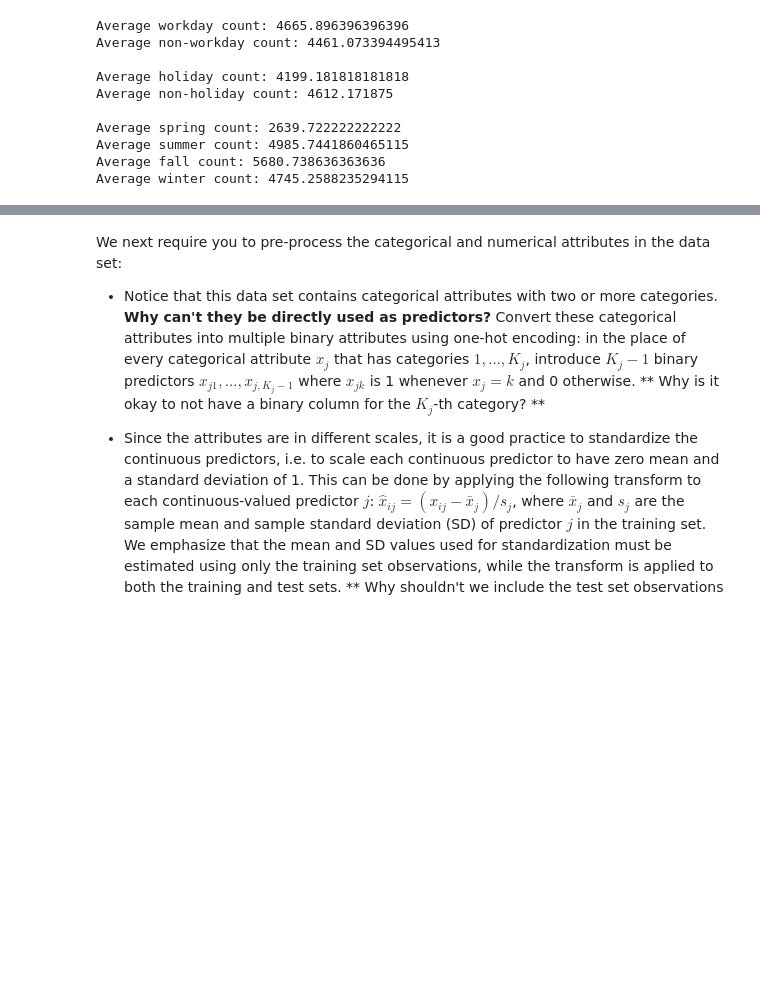
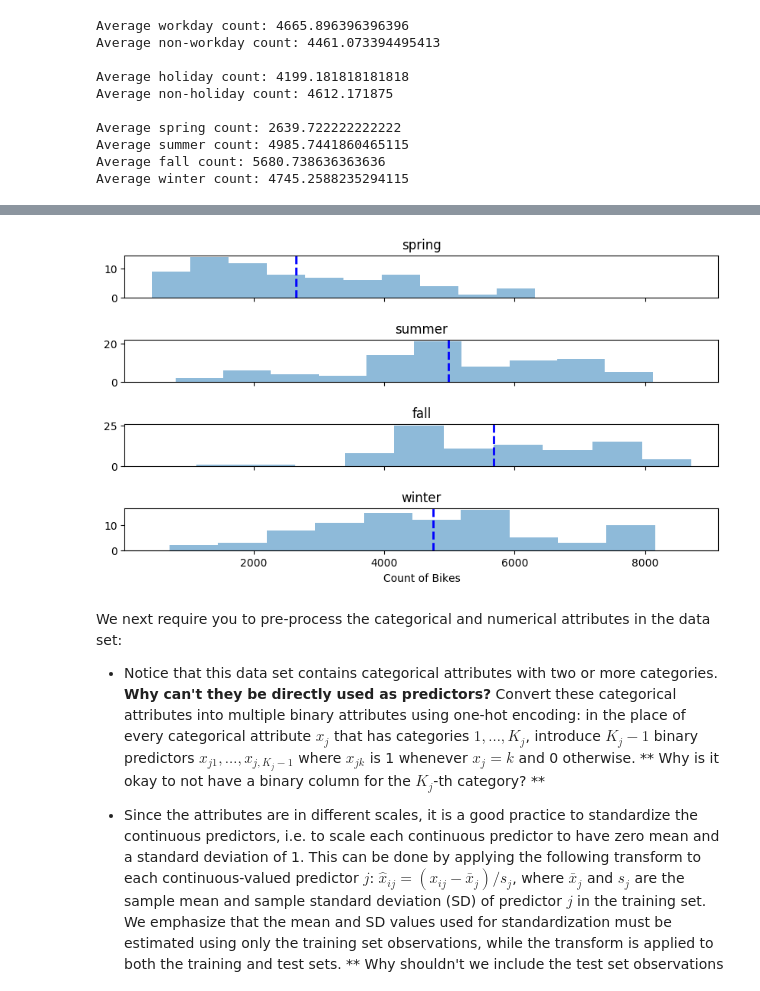
Before and after one commit to nondracek/CS109_GroupWork, a Jupyter notebook: 3/cs109a_hw3.ipynb, the cells around one changed output, grey strips where cells are left out. Saved outputs shown, nothing was run; the diff lists cells and outputs as text; code cells hidden in the pictures; blank space fills up the shorter version.

```diff
--- a/3/cs109a_hw3.ipynb
+++ b/3/cs109a_hw3.ipynb
@@ -131,3 +133,22 @@ your answers here
+# %%
+fig, (ax1, ax2, ax3, ax4) = plt.subplots(nrows=4, sharex=True, figsize = (10,5))
+fig.subplots_adjust(hspace=1)
+ax1.hist(train[train['season'] == 1]['count'], alpha = .5)
+ax1.axvline(train[train['season'] == 1]['count'].mean(), color='b', linestyle='dashed', linewidth=2)
+ax2.hist(train[train['season'] == 2 ]['count'], alpha = .5 )
+ax2.axvline(train[train['season'] == 2]['count'].mean(), color='b', linestyle='dashed', linewidth=2)
+ax3.hist(train[train['season'] == 3 ]['count'], alpha = .5)
+ax3.axvline(train[train['season'] == 3]['count'].mean(), color='b', linestyle='dashed', linewidth=2)
+ax4.hist(train[train['season'] == 4 ]['count'], alpha = .5 )
+ax4.axvline(train[train['season'] == 4]['count'].mean(), color='b', linestyle='dashed', linewidth=2)
+ax1.set_title('spring')
+ax2.set_title('summer')
+ax3.set_title('fall')
+ax4.set_title('winter')
+plt.xlabel('Count of Bikes')
+plt.show()
+# %% [output]
+[figure, added]
 # %% [markdown]
 We next require you to pre-process the categorical and numerical attributes in the data set:
 
```
Also changed, not shown: parts of 17 cells of this notebook.
